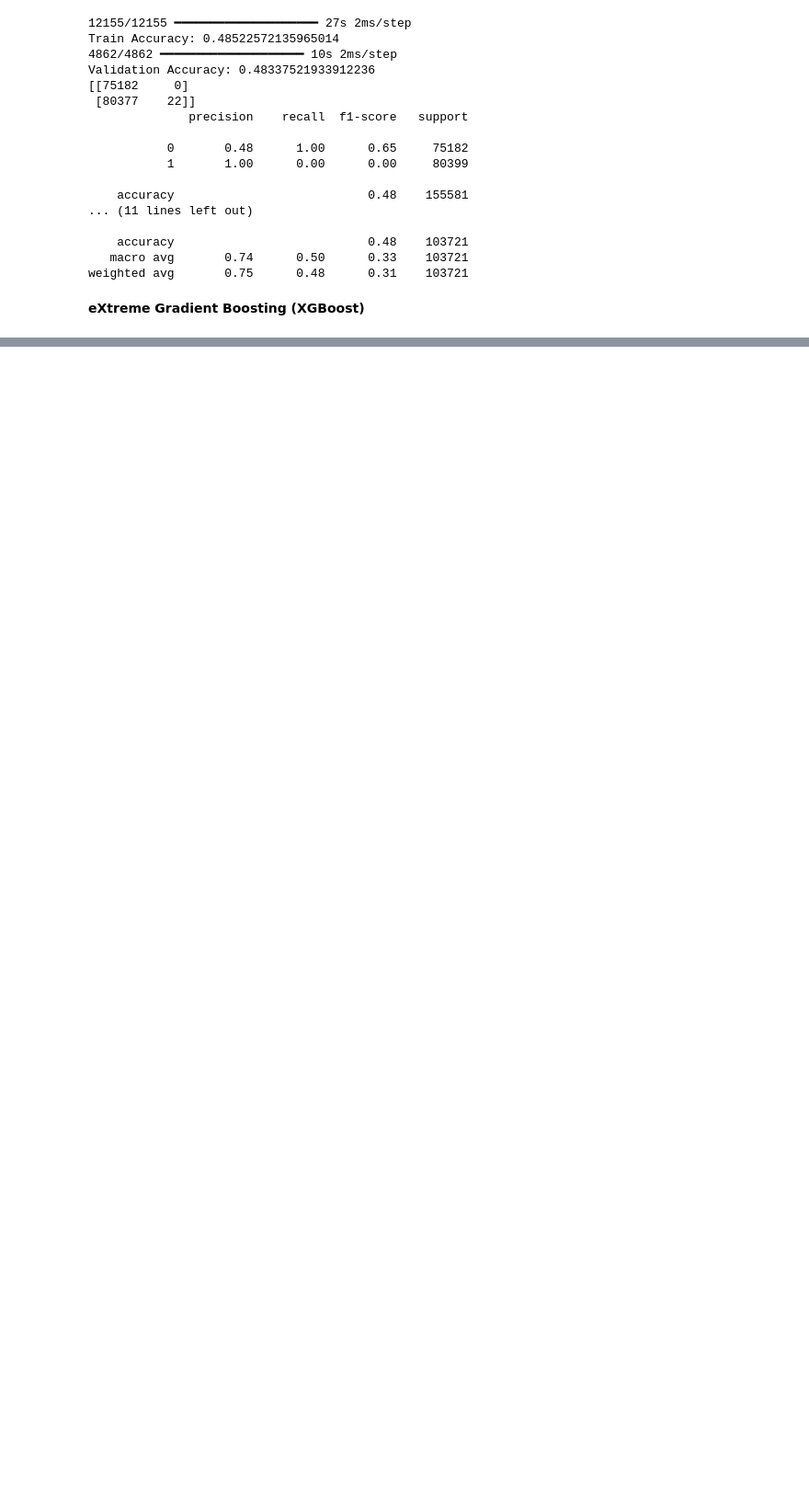
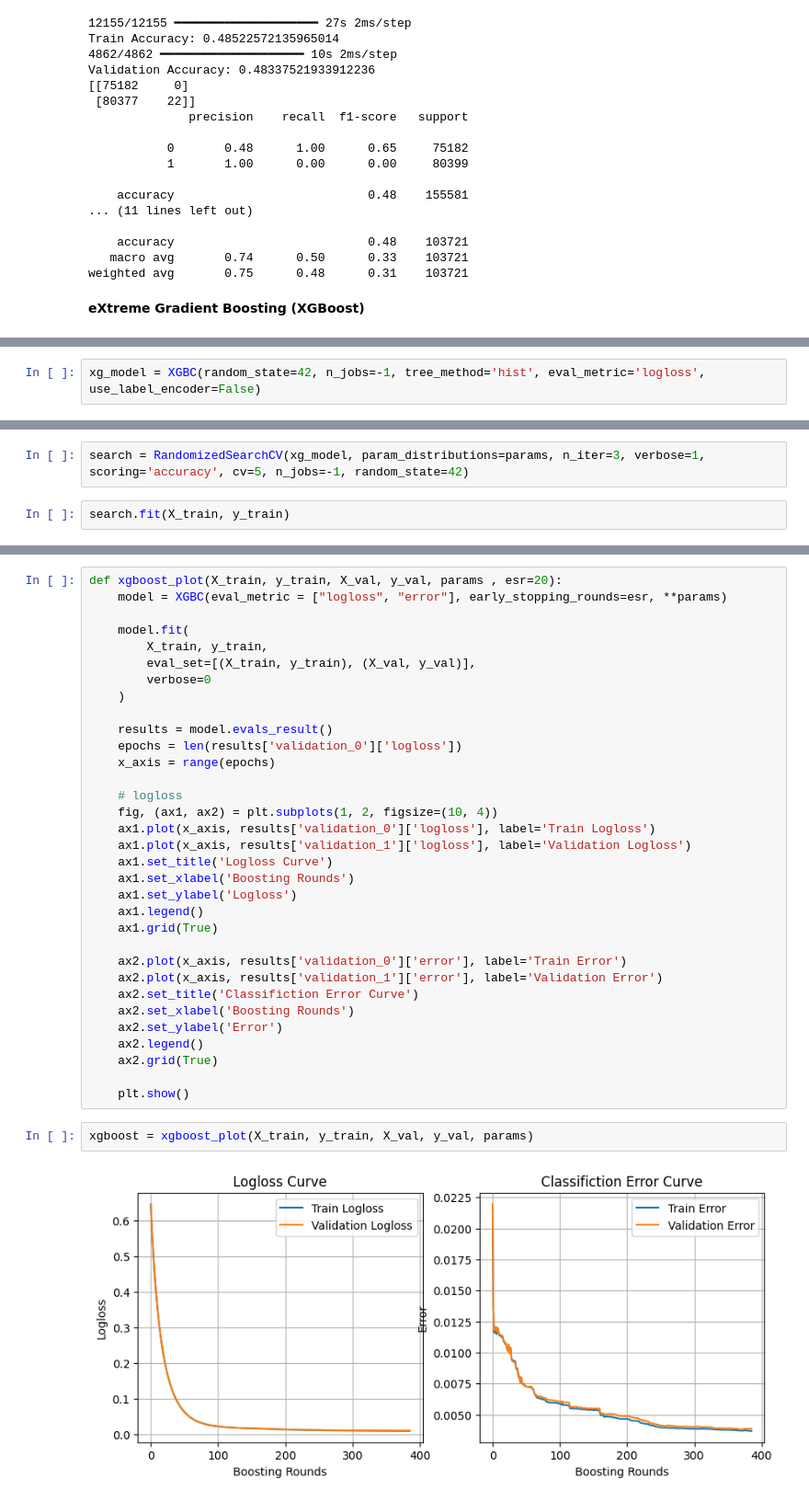
Before and after one commit to Freiden31/Algo-Model, a Jupyter notebook: compare_algo.ipynb, the cells around one changed output, grey strips where cells are left out. Shown: that part at 92% size. Drawn from its saved outputs; the diff is of its cells as text; blank space fills up the shorter version.

```diff
--- a/compare_algo.ipynb
+++ b/compare_algo.ipynb
@@ -378,0 +382,2 @@ weighted avg       0.75      0.48      0.31    103721
+# %%
+xg_model = XGBC(random_state=42, n_jobs=-1, tree_method='hist', eval_metric='logloss', use_label_encoder=False)
@@ -378,0 +395,4 @@ weighted avg       0.75      0.48      0.31    103721
+# %%
+search = RandomizedSearchCV(xg_model, param_distributions=params, n_iter=3, verbose=1, scoring='accuracy', cv=5, n_jobs=-1, random_state=42)
+# %%
+search.fit(X_train, y_train)
@@ -378,0 +455,37 @@ weighted avg       0.75      0.48      0.31    103721
+# %%
+def xgboost_plot(X_train, y_train, X_val, y_val, params , esr=20):
+    model = XGBC(eval_metric = ["logloss", "error"], early_stopping_rounds=esr, **params)
+
+    model.fit(
+        X_train, y_train,
+        eval_set=[(X_train, y_train), (X_val, y_val)],
+        verbose=0
+    )
+
+    results = model.evals_result()
+    epochs = len(results['validation_0']['logloss'])
+    x_axis = range(epochs)
+
+    # logloss
+    fig, (ax1, ax2) = plt.subplots(1, 2, figsize=(10, 4))
+    ax1.plot(x_axis, results['validation_0']['logloss'], label='Train Logloss')
+    ax1.plot(x_axis, results['validation_1']['logloss'], label='Validation Logloss')
+    ax1.set_title('Logloss Curve')
+    ax1.set_xlabel('Boosting Rounds')
+    ax1.set_ylabel('Logloss')
+    ax1.legend()
+    ax1.grid(True)
+
+    ax2.plot(x_axis, results['validation_0']['error'], label='Train Error')
+    ax2.plot(x_axis, results['validation_1']['error'], label='Validation Error')
+    ax2.set_title('Classifiction Error Curve')
+    ax2.set_xlabel('Boosting Rounds')
+    ax2.set_ylabel('Error')
+    ax2.legend()
+    ax2.grid(True)
+
+    plt.show()
+# %%
+xgboost = xgboost_plot(X_train, y_train, X_val, y_val, params)
+# %% [output]
+[figure, added]
```
Also changed, not shown: parts of 6 cells of this notebook.
